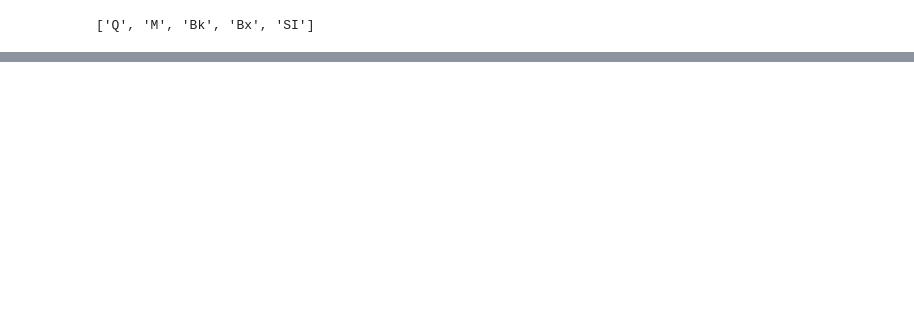
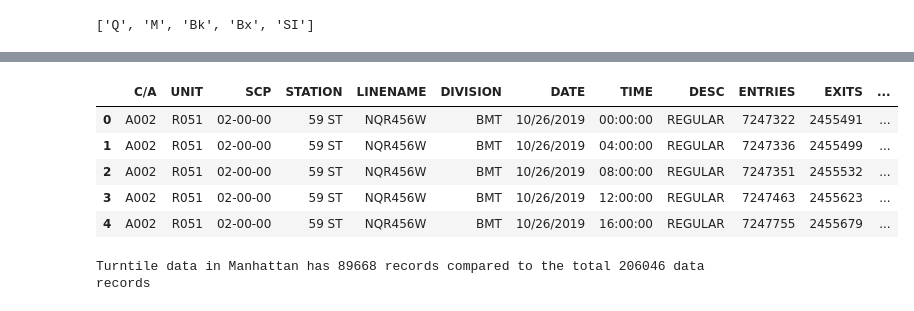
Before and after one commit to ykLIU1982/Coursera, a Jupyter notebook: assignment_draft.ipynb, the cells around one changed output, grey strips where cells are left out. Cells and saved outputs as stored; diff of their text form; code cells hidden in the pictures; blank space fills up the shorter version.

```diff
--- a/assignment_draft.ipynb
+++ b/assignment_draft.ipynb
@@ -224,0 +408,28 @@ lstDataSta = df.STATION.unique().tolist()
+# %%
+# To facilitate the following processing, we further process the manually rendered mapping information and save the pairs into a csv file.
+df_manual_match = pd.read_csv('manual_map.txt', skipinitialspace=True)
+
+headers = ["turntile.station", "turntile.routes", "turntile.station_id", "geo.station", "geo.routes", "geo.station_id"]
+rows2write = []
+rows2write.append(headers)
+
+for i in range(df_manual_match.shape[0]):
+    geo_id = df_manual_match.at[i, "station_df_id"]
+    index_tt = df_manual_match.at[i, "tt_df_id"]
+    print('\n')
+    print(f'Manually input station-geo pair #{i}')
+    print(f'Turntile Station {df_tt_list.at[index_tt, "Station"]} w/ Routes: {df_tt_list.at[index_tt, "Routes"]}, Station ID: {df_tt_list.at[index_tt, "STATION_IDX"]}')
+    print(f'Geo: {df_station_list.at[geo_id-1, "Station"]} w/ Routes: {df_station_list.at[geo_id-1, "Routes"]}')
+    row = [df_tt_list.at[index_tt, "Station"], df_tt_list.at[index_tt, "Routes"], str(df_tt_list.at[index_tt, "STATION_IDX"]), \
+          df_station_list.at[geo_id-1, "Station"], df_station_list.at[geo_id-1, "Routes"], str(df_station_list.at[geo_id-1, "Station ID"])]
+    rows2write.append(row)
+
+import csv
+wrCSVfilename = 'turntile_station_map.csv'
+
+with open(wrCSVfilename, mode='a', newline='') as rtd_file:
+    csv_writer = csv.writer(rtd_file, delimiter=',', quotechar='"', quoting=csv.QUOTE_MINIMAL)
+    for i in rows2write:
+        #print(i[cols['frame_number']],i[cols['msgCopy']])
+        csv_writer.writerow(i)
+print('Writing Done!')
@@ -224,0 +454,2 @@ lstDataSta = df.STATION.unique().tolist()
+# %%
+df_manual_map = pd.read_csv('turntile_station_map.csv')
@@ -224,0 +478,6 @@ lstDataSta = df.STATION.unique().tolist()
+# %%
+for i in range(df_manual_map.shape[0]):
+    if df_manual_map["turntile.station_id"][i] in dTest:
+        dict_stations[df_manual_map["turntile.station_id"][i]].append(df_manual_map["geo.station_id"][i])
+    else:
+        dict_stations[df_manual_map["turntile.station_id"][i]] = [df_manual_map["geo.station_id"][i]]
@@ -224,0 +579,20 @@ lstDataSta = df.STATION.unique().tolist()
+# %%
+df_tt_m = df_tt[df_tt.STATION_IDX.isin(dict_stations)].copy()  # make a copy of a slice of dataframe df_tt
+
+# If df_tt_m is set using the get method below
+# df_tt_m = df_tt[df_tt.STATION_IDX.isin(dict_stations)]
+# The following changes on df_tt_m would generate warnings to alert about such change may affect the original dataframe
+# It is because even pandas does not know df_tt_m is a copy or a view of df_tt
+
+df_tt_m.head()
+# %% [output]
+|  | C/A | UNIT | SCP | STATION | LINENAME | DIVISION | DATE | TIME | DESC | ENTRIES | EXITS | ... |
+| 0 | A002 | R051 | 02-00-00 | 59 ST | NQR456W | BMT | 10/26/2019 | 00:00:00 | REGULAR | 7247322 | 2455491 | ... |
+| 1 | A002 | R051 | 02-00-00 | 59 ST | NQR456W | BMT | 10/26/2019 | 04:00:00 | REGULAR | 7247336 | 2455499 | ... |
+| 2 | A002 | R051 | 02-00-00 | 59 ST | NQR456W | BMT | 10/26/2019 | 08:00:00 | REGULAR | 7247351 | 2455532 | ... |
+| 3 | A002 | R051 | 02-00-00 | 59 ST | NQR456W | BMT | 10/26/2019 | 12:00:00 | REGULAR | 7247463 | 2455623 | ... |
+| 4 | A002 | R051 | 02-00-00 | 59 ST | NQR456W | BMT | 10/26/2019 | 16:00:00 | REGULAR | 7247755 | 2455679 | ... |
+# %%
+print(f'Turntile data in Manhattan has {df_tt_m.shape[0]} records compared to the total {df_tt.shape[0]} data records')
+# %% [output]
+Turntile data in Manhattan has 89668 records compared to the total 206046 data records
```
Also changed, not shown: parts of 117 cells of this notebook, 2 other files.
